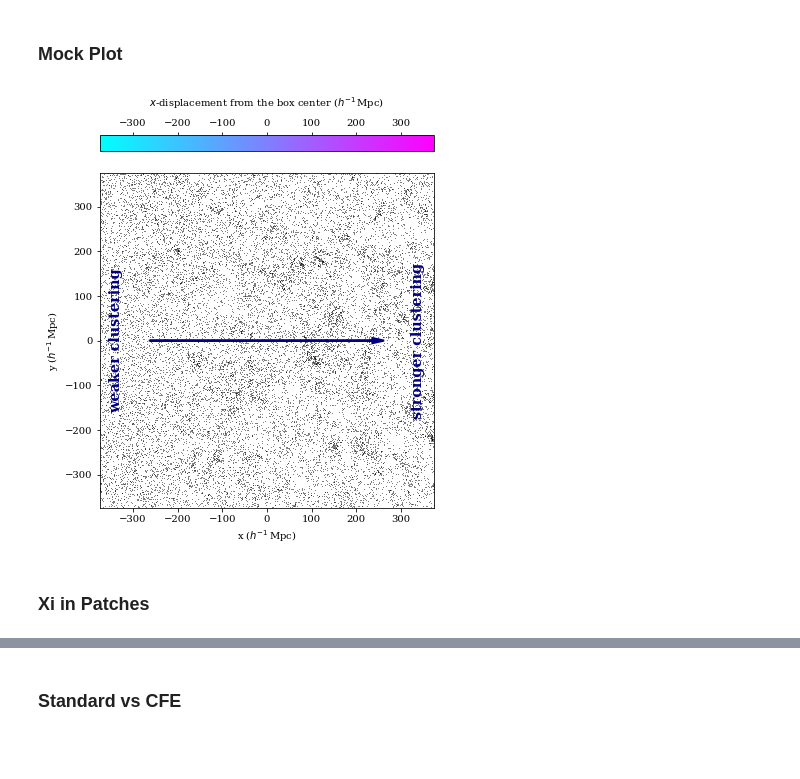
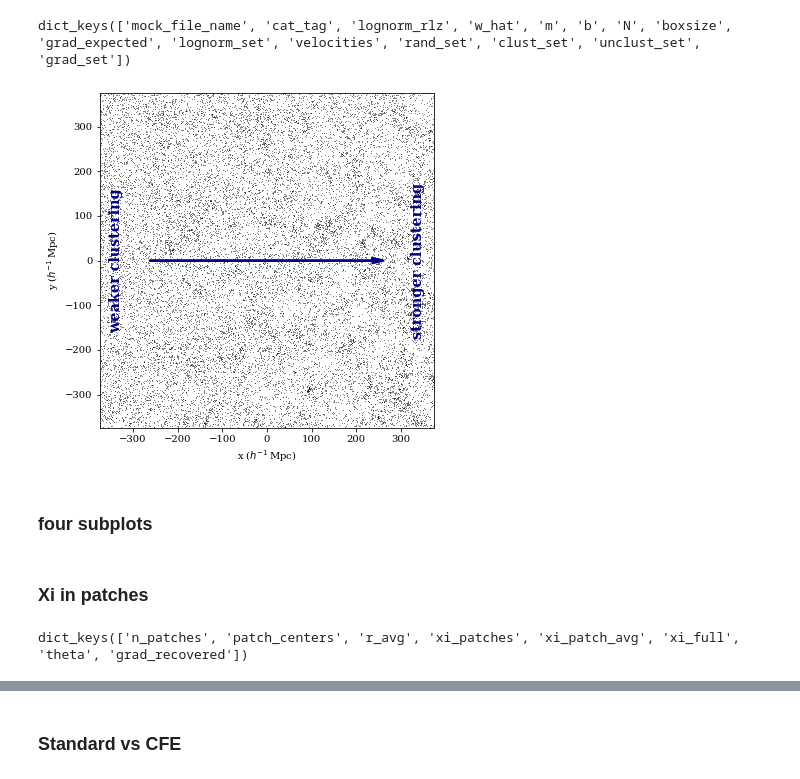
Before and after one commit to abbyw24/CFE_gradients, a Jupyter notebook: notebooks/poster_plots.ipynb, the cells around one changed output, grey strips where cells are left out. Drawn from its saved outputs; the diff is of its cells as text; code cells hidden in the pictures; blank space fills up the shorter version.

Commit message:
new notebooks for gradient visualisation

```diff
--- a/notebooks/poster_plots.ipynb
+++ b/notebooks/poster_plots.ipynb
@@ -2,7 +2,13 @@
 import numpy as np
 import matplotlib.pyplot as plt
 import matplotlib
-plt.rcParams['figure.figsize'] = [8, 6]
-plt.rcParams['font.family'] = 'serif'
+plt.rcParams.update({
+    'figure.figsize' : [8, 6],
+    # 'text.usetex': True,
+    'font.family': 'serif'})
 import sys
 import os
+from mpl_toolkits.axes_grid1 import make_axes_locatable
+# %%
+data_dir = '/scratch/aew492/research-summer2020_output'
+grad_dir = os.path.join(data_dir, 'gradient/1D')
@@ -9,7 +20,6 @@ import os
 # %%
-abs_path = "/scratch/aew492/research-summer2020_output/1D/"
-
-mock_info = np.load(os.path.join(abs_path, "mock_data/2e-4/cat_L750_n2e-4_z057_patchy_As2x_lognormal_rlz400_m-1.000-L_b-0.500.npy"), allow_pickle=True).item()
+mock_info = np.load(os.path.join(grad_dir, f'mock_data/{cat_tag}/{cat_tag}_rlz{rlz}_m-1.000-L_b-0.500.npy'), allow_pickle=True).item()
+mock_info.keys()
+# %% [output]
+dict_keys(['mock_file_name', 'cat_tag', 'lognorm_rlz', 'w_hat', 'm', 'b', 'N', 'boxsize', 'grad_expected', 'lognorm_set', 'velocities', 'rand_set', 'clust_set', 'unclust_set', 'grad_set'])
-# %% [markdown]
-### Mock Plot
 # %%
@@ -22,33 +33,39 @@ xy_slice = mock_data[np.where(mock_data[:,2] < z_max)]
 # %%
 fig, ax = plt.subplots(figsize=(6,8))
-plt.plot(xy_slice[:,0], xy_slice[:,1],'k,', alpha=0.5)
+ax.plot(xy_slice[:,0], xy_slice[:,1],'k,', alpha=0.5)
 
 lc = "navy"
 kwargs = {
     "rotation" : 90,
     "color" : lc,
     "ha" : "center",
     "va" : "center",
     "size" : "x-large",
     "weight" : "bold"
 }
 # w_hat
 a = 0.35*L
-plt.arrow(-a, 0, 2*a, 0, color=lc, lw=2, head_width = .045*a, head_length=.1*a, length_includes_head=True, zorder=100)
+ax.arrow(-a, 0, 2*a, 0, color=lc, lw=2, head_width = .045*a, head_length=.1*a, length_includes_head=True, zorder=100)
 
 ax.text(0.45*L, 0, "stronger clustering", **kwargs)
 ax.text(-0.45*L, 0, "weaker clustering", **kwargs)
 ax.set_aspect("equal")
 ax.set_xlim((-L/2, L/2))
 ax.set_ylim((-L/2, L/2))
 ax.set_xlabel("x ($h^{-1}\,$Mpc)")
 ax.set_ylabel("y ($h^{-1}\,$Mpc)")
 
 cmap = plt.cm.get_cmap("cool")
-img = plt.imshow(np.array([[-375,375]]), cmap=cmap)
-img.set_visible(False)
+im = ax.imshow(np.array([[-375,375]]), cmap=cmap)
+im.set_visible(False)
 
-cbar = plt.colorbar(orientation="horizontal", location="top")
-cbar.set_label(r'$x$-displacement from the box center ($h^{-1}\,$Mpc)', labelpad=12)
+# # add color bar above plot
+# divider = make_axes_locatable(ax)
+# cax = divider.new_vertical(size='5%', pad=0.6, pack_start = True)
+# fig.add_axes(cax)
+# cbar = fig.colorbar(im, cax = cax, orientation = 'horizontal')
+# cbar.set_label(r'$x$-displacement from the box center ($h^{-1}\,$Mpc)', labelpad=12)
 # %% [output]
-[figure, old version]
+[figure, new version]
+# %% [markdown]
+### four subplots
@@ -55,5 +75,8 @@ cbar.set_label(r'$x$-displacement from the box center ($h^{-1}\,$Mpc)', labelpad
 # %% [markdown]
-### Xi in Patches
+### Xi in patches
 # %%
-mock_info = np.load(os.path.join(abs_path, "mock_data/2e-4/cat_L750_n2e-4_z057_patchy_As2x_lognormal_rlz400_m-1.000-L_b-0.500.npy"), allow_pickle=True).item()
+patch_info = np.load(os.path.join(grad_dir, f'patch_data/{cat_tag}/8patches/{cat_tag}_rlz{rlz}_m-1.000-L_b-0.500.npy'), allow_pickle=True).item()
+patch_info.keys()
+# %% [output]
+dict_keys(['n_patches', 'patch_centers', 'r_avg', 'xi_patches', 'xi_patch_avg', 'xi_full', 'theta', 'grad_recovered'])
 # %%
```
Also changed, not shown: parts of 17 cells of this notebook, 8 other files.
